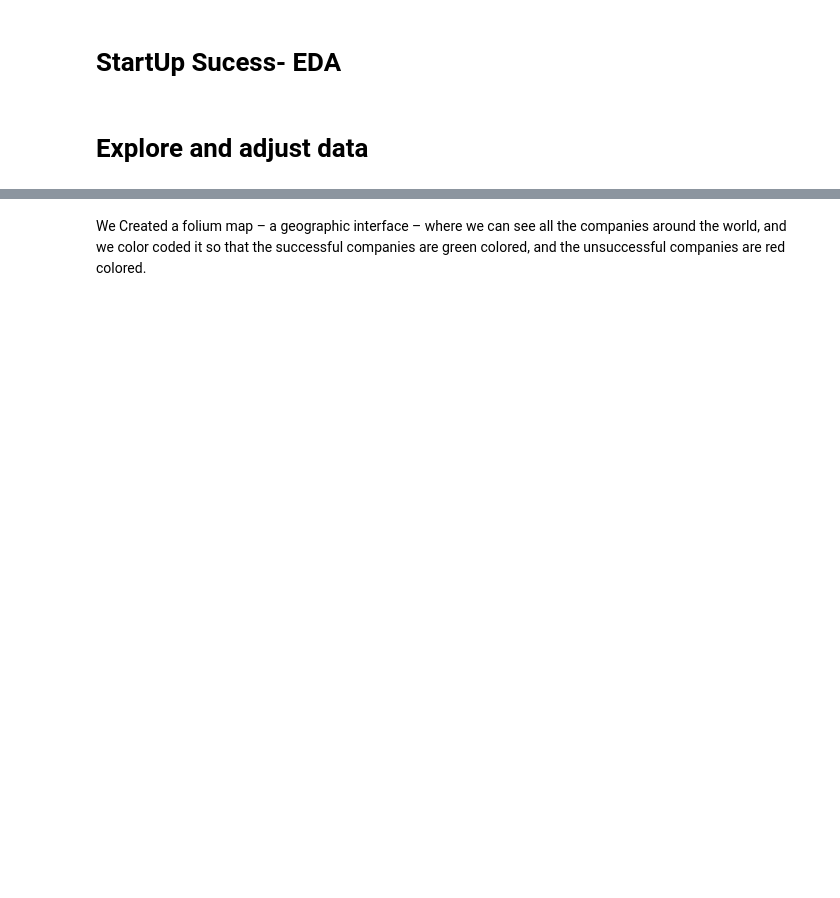
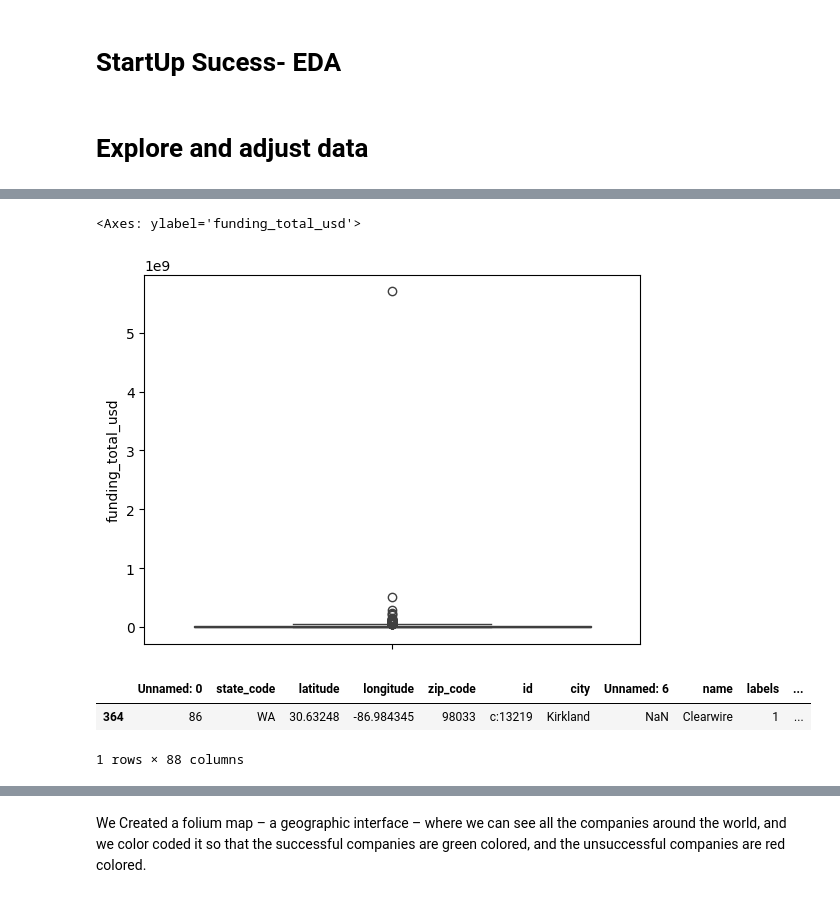
Before and after one commit to MayaVB/Applied_DS_Project, a Jupyter notebook: notebooks/EDA_temp.ipynb, the cells around one changed output, grey strips where cells are left out. Cells and saved outputs as stored; diff of their text form; code cells hidden in the pictures; blank space fills up the shorter version.

```diff
--- a/notebooks/EDA_temp.ipynb
+++ b/notebooks/EDA_temp.ipynb
@@ -258,0 +247,17 @@ numeric_data
+# %%
+sns.boxplot(y="funding_total_usd", data=df)
+# %% [output]
+<Axes: ylabel='funding_total_usd'>
+[figure, added]
+# %%
+# outliers:
+data_mean = df['funding_total_usd'].mean()
+data_std = df['funding_total_usd'].std()
+cut_off = data_std * 3
+lower_bound = data_mean - cut_off
+upper_bound = data_mean + cut_off
+df.loc[(df['funding_total_usd'] > upper_bound) | (df['funding_total_usd'] < lower_bound)]
+# %% [output]
+|  | Unnamed: 0 | state_code | latitude | longitude | zip_code | id | city | Unnamed: 6 | name | labels | ... |
+| 364 | 86 | WA | 30.63248 | -86.984345 | 98033 | c:13219 | Kirkland | NaN | Clearwire | 1 | ... |
+1 rows × 88 columns
```
Also changed, not shown: parts of 61 cells of this notebook.
